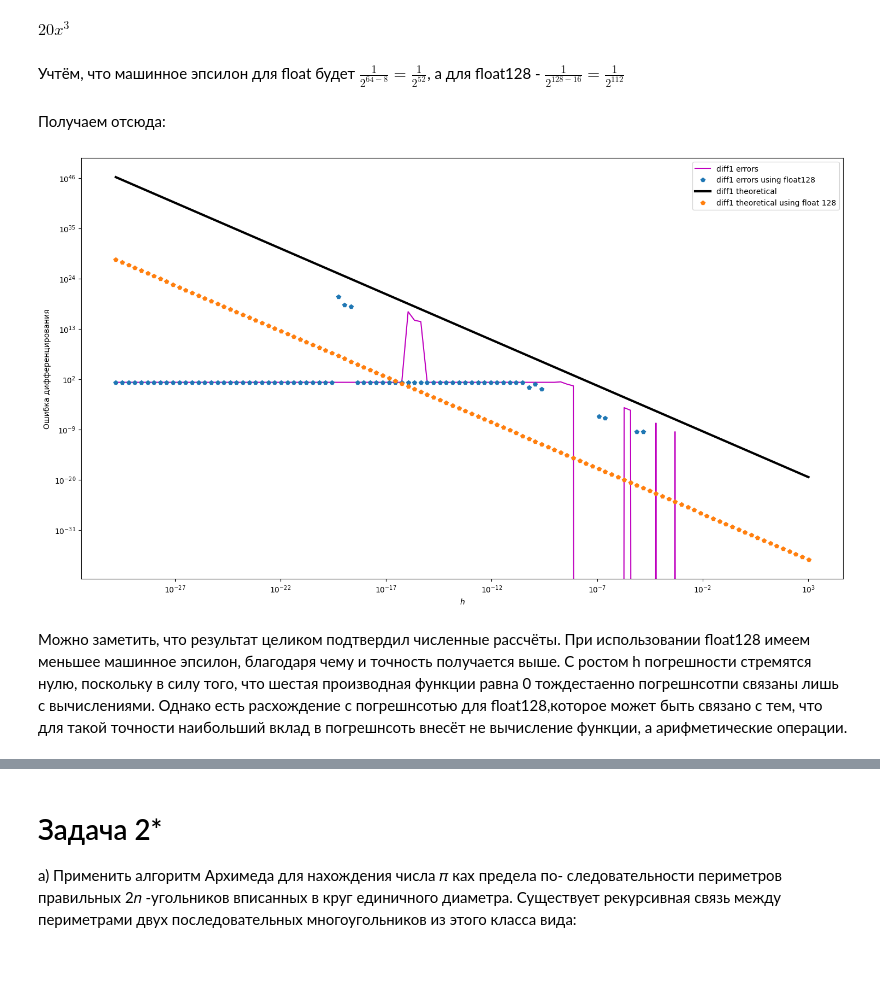
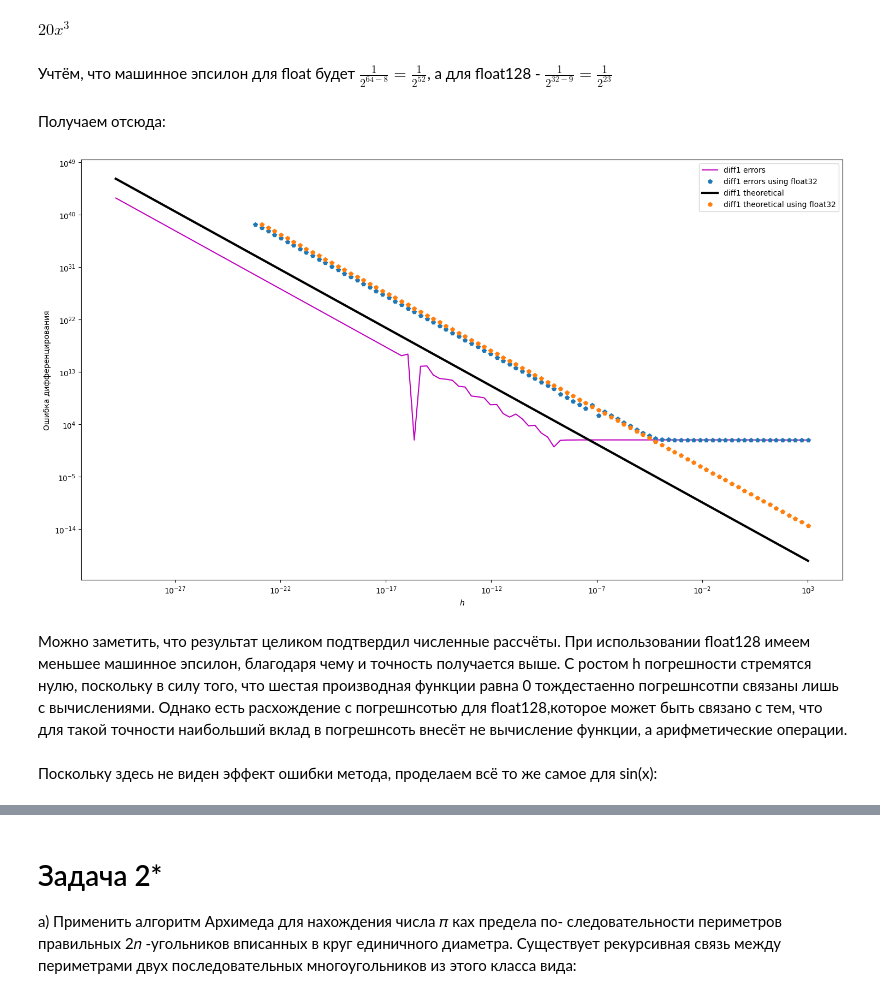
Before and after one commit to stas1404/-, a Jupyter notebook: hoMework1.ipynb, the cells around one changed output, grey strips where cells are left out. Drawn from its saved outputs; the diff is of its cells as text; code cells hidden in the pictures; blank space fills up the shorter version.

```diff
--- a/hoMework1.ipynb
+++ b/hoMework1.ipynb
@@ -231,11 +231,11 @@ def deriv_float(G, x, h):
     return float((G(x - 2 * h) * (-1) + 16 * G(x - h) - 30 * G(x) + 16 * G(x + h) - G(x + 2 * h)) / (12 * h ** 2))
 def g_float(x):
     return float(x) ** 5
-def deriv_float128(G, x, h):
-    return np.float128((G(x - 2 * np.float128(h)) * (-1) + 16 * G(x - np.float128(h))
-                        - 30 * G(x) + 16 * G(x + np.float128(h)) - G(x + 2 * np.float128(h))) / (12 * np.float128(h) ** 2))
-def g_float128(x) -> np.float128:
-    return np.float128((np.float128(x) ** 5))
+def deriv_float32(G, x, h):
+    return np.float32((G(x - 2 * np.float32(h)) * (-1) + 16 * G(x - np.float32(h))
+                        - 30 * G(x) + 16 * G(x + np.float32(h)) - G(x + 2 * np.float32(h))) / (12 * np.float32(h) ** 2))
+def g_float32(x) -> np.float32:
+    return np.float32((np.float32(x) ** 5))
 # %% [markdown]
 Погрешность оценим cледующим способом : условимся, что h $\leq$ 1 и найдём $P$ как Максимум $G$ на [0, 2]
 # %%
@@ -258,50 +258,52 @@ $\displaystyle 20 x^{3}$
 # %%
 def deriv_exp(x) ->float:
     return 20 * x ** 3
-def deriv_exp_float128(x) ->np.float128:
-    return 20 * np.float128(x) ** 3
+def deriv_exp_float32(x) ->np.float32:
+    return 20 * np.float32(x) ** 3
 # %% [markdown]
-Учтём, что машинное эпсилон для float будет $\frac{1}{2^{64-8}} = \frac{1}{2^{52}}$, а для float128 - $\frac{1}{2^{128-16}} = \frac{1}{2^{112}}$
+Учтём, что машинное эпсилон для float будет $\frac{1}{2^{64-8}} = \frac{1}{2^{52}}$, а для float128 - $\frac{1}{2^{32-9}} = \frac{1}{2^{23}}$
 # %% [markdown]
 Получаем отсюда:
 # %%
 import matplotlib.pyplot as plt
 import numpy as np
 def g_deriv(x):
     return 20 * x ** 3
 x0 = 1
 # массив, содержащий различные шаги дифференцирования
-h_array = np.float128(2.0)**(-np.arange(-10, 100, 1))
+h_array = 2.0**(-np.arange(-10, 100, 1))
 
 errors_diff1 = []
-errors_diff1_float128 = []
+errors_diff1_float32 = []
 errors_diff1_theoretical = []
-errors_diff1_theoretical_float128 = []
+errors_diff1_theoretical_float32 = []
 
 M = 0
 P = 32
 
 # Вычисляем значение ошибки и теоретическую оценку ошибки при различных шагах дифференцирования
 for h in h_array:
     errors_diff1.append(abs(deriv_float(g_float, 1.0, float(h)) - deriv_exp(1.0)))
-    errors_diff1_float128.append(abs(deriv_float128(g_float128, np.float128(1), np.float128(h)) - deriv_exp_float128(np.float128(1))))
+    errors_diff1_float32.append(abs(deriv_float32(g_float32, np.float32(1), np.float32(h)) - deriv_exp_float32(np.float32(1))))
     errors_diff1_theoretical.append((16 * P * 2 ** (-52)) / (3 * float(h) ** 2) + (M * float(h) ** 4) / 90)
-    errors_diff1_theoretical_float128.append(np.float128((16 * P * 2 ** (-112)) / (3 * np.float128(h) ** 2)))
+    errors_diff1_theoretical_float32.append(np.float32((16 * P * 2 ** (-32)) / (3 * np.float32(h) ** 2)))
 
 plt.figure(figsize=(18, 10))
 
 # Рисуем в логорифмической шкале
 plt.loglog(h_array, errors_diff1, 'm', ms=7, label='diff1 errors')
-plt.loglog(h_array, errors_diff1_float128, 'p', ms=6, label='diff1 errors using float128')
+plt.loglog(h_array, errors_diff1_float32, 'p', ms=6, label='diff1 errors using float32')
 plt.loglog(h_array, errors_diff1_theoretical, 'k-', label='diff1 theoretical', lw=3)
-plt.loglog(h_array, errors_diff1_theoretical_float128, 'p', label='diff1 theoretical using float 128', lw=3)
+plt.loglog(h_array, errors_diff1_theoretical_float32, 'p', label='diff1 theoretical using float32', lw=3)
 
 plt.xlabel('$h$')
 plt.ylabel('Ошибка дифференцирования')
 plt.legend()
 
 plt.show()
 # %% [output]
-[figure, old version]
+[figure, new version]
 # %% [markdown]
 Можно заметить, что результат целиком подтвердил численные рассчёты. При использовании float128 имеем меньшее машинное эпсилон, благодаря чему и точность получается выше. С ростом h погрешности стремятся нулю, поскольку в силу того, что шестая производная функции равна 0 тождестаенно погрешнсотпи связаны лишь с вычислениями. Однако есть расхождение с погрешнсотью для float128,которое может быть связано с тем, что для такой точности наибольший вклад в погрешнсоть внесёт не вычисление функции, а арифметические операции.
+# %% [markdown]
+Поскольку здесь не виден эффект ошибки метода, проделаем всё то же самое для sin(x):
```
Also changed, not shown: parts of 6 cells of this notebook, 1 other file.
